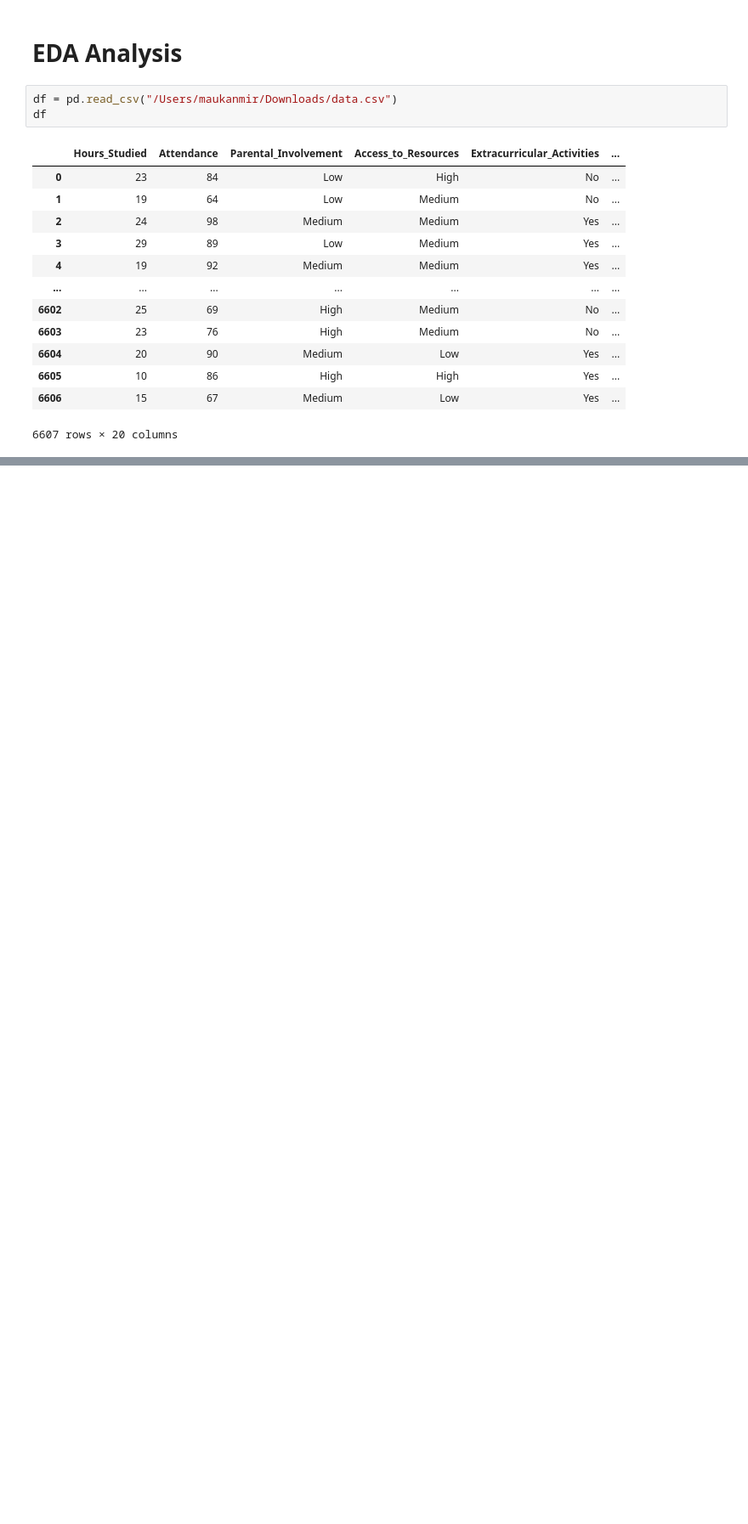
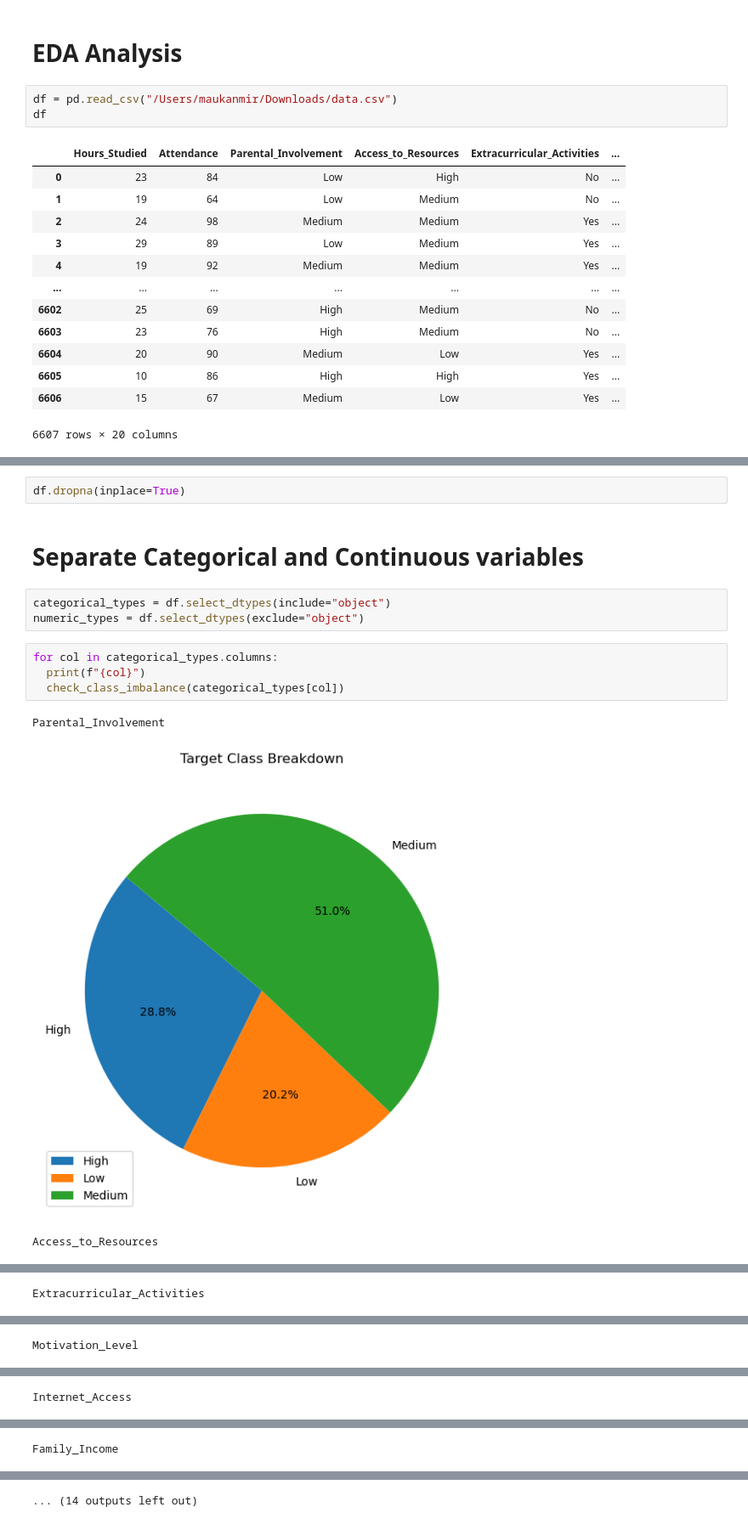
Before and after one commit to MaukanMir/Student-Performance-Figures-Analysis, a Jupyter notebook: training.ipynb, the cells around one changed output, grey strips where cells are left out. Shown at 85% size. Saved outputs shown, nothing was run; the diff lists cells and outputs as text; blank space fills up the shorter version.

```diff
--- a/training.ipynb
+++ b/training.ipynb
@@ -30,0 +128,15 @@ df
+# %%
+df.dropna(inplace=True)
+# %% [markdown]
+# Separate Categorical and Continuous variables
+# %%
+categorical_types = df.select_dtypes(include="object")
+numeric_types = df.select_dtypes(exclude="object")
+# %%
+for col in categorical_types.columns:
+  print(f"{col}")
+  check_class_imbalance(categorical_types[col])
+# %% [output]
+Parental_Involvement
+[figure, added]
+Access_to_Resources
@@ -30,0 +144 @@ df
+Extracurricular_Activities
@@ -30,0 +146 @@ df
+Motivation_Level
@@ -30,0 +148 @@ df
+Internet_Access
@@ -30,0 +150 @@ df
+Family_Income
@@ -30,0 +152 @@ df
+... (14 outputs left out)
```
Also changed, not shown: parts of 12 cells of this notebook.
